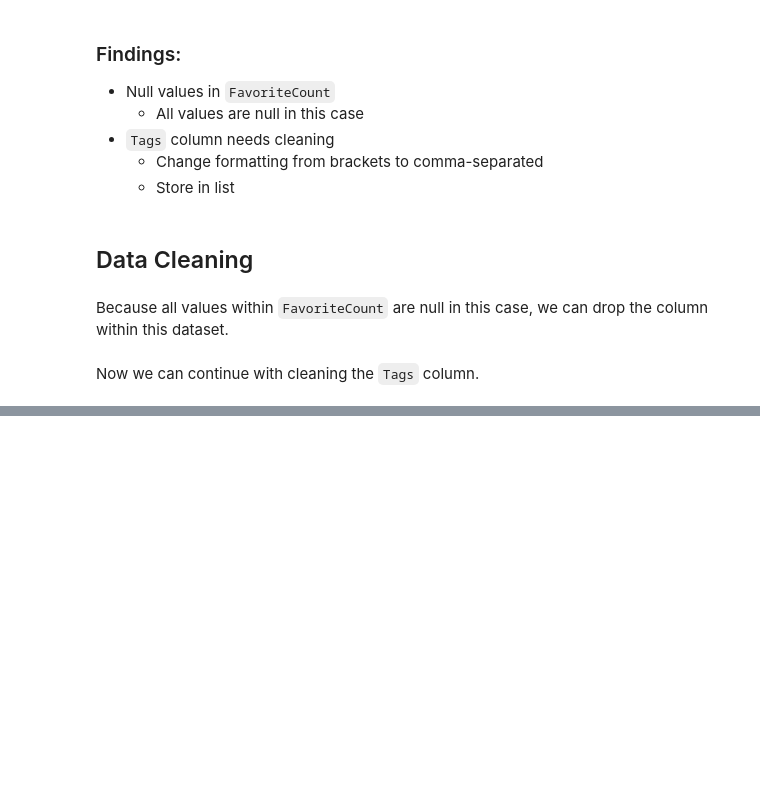
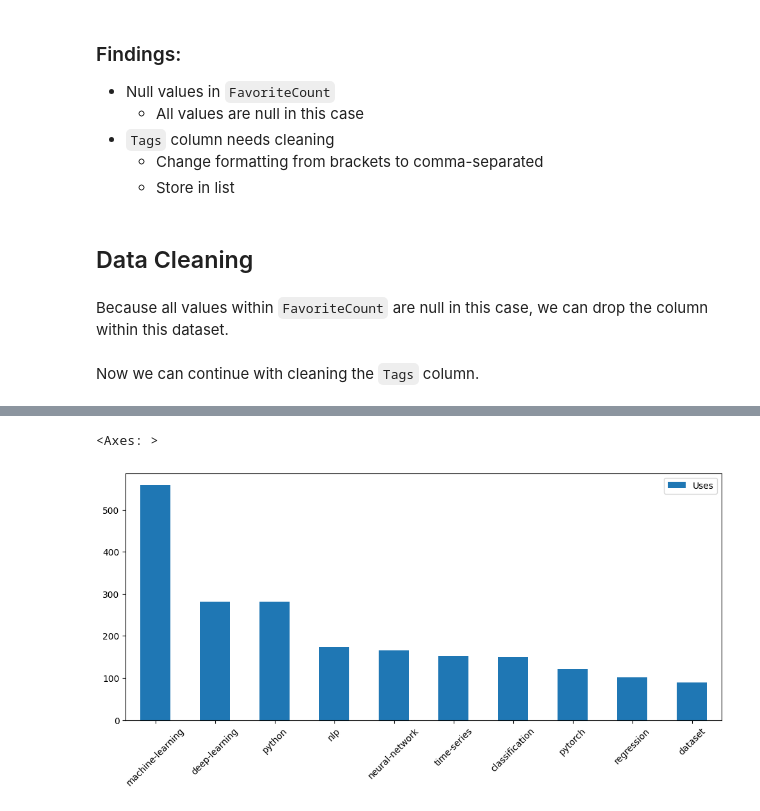
Before and after one commit to jastro-dev/dq-11-stackexchange-popular-questions, a Jupyter notebook: main_notebook.ipynb, the cells around one changed output, grey strips where cells are left out. Drawn from its saved outputs; the diff is of its cells as text; code cells hidden in the pictures; blank space fills up the shorter version.

Commit message:
add tag cleaning add most used / most viewed posts

```diff
--- a/main_notebook.ipynb
+++ b/main_notebook.ipynb
@@ -152,0 +161,6 @@ Now we can continue with cleaning the `Tags` column.
+# %%
+# Clean Tags by removing < > and splitting by ><
+def clean_tags(tags):
+    return [tag.strip('<>') for tag in tags.split('><')]
+
+df['Tags'] = df['Tags'].apply(clean_tags)
@@ -152,0 +183,14 @@ Now we can continue with cleaning the `Tags` column.
+# %%
+# Store tag cally count into new dictionary
+tag_uses = {}
+
+for tags in df['Tags']:
+    for tag in tags:
+        if tag in tag_uses:
+            tag_uses[tag] += 1
+        else:
+            tag_uses[tag] = 1
+
+# Create dataframe from dictionary
+tag_uses = pd.DataFrame.from_dict(tag_uses, orient='index')
+tag_uses.rename(columns={0: 'Uses'}, inplace=True)
@@ -152,0 +211,9 @@ Now we can continue with cleaning the `Tags` column.
+# %%
+# Grab top 10 tags by use count
+tag_uses_top_10 = tag_uses.sort_values(by='Uses', ascending=False).head(10)
+
+# Plot top 10 tags
+tag_uses_top_10.plot(kind='bar', figsize=(12,5), rot=45)
+# %% [output]
+<Axes: >
+[figure, added]
```
Also changed, not shown: parts of 6 cells of this notebook.
